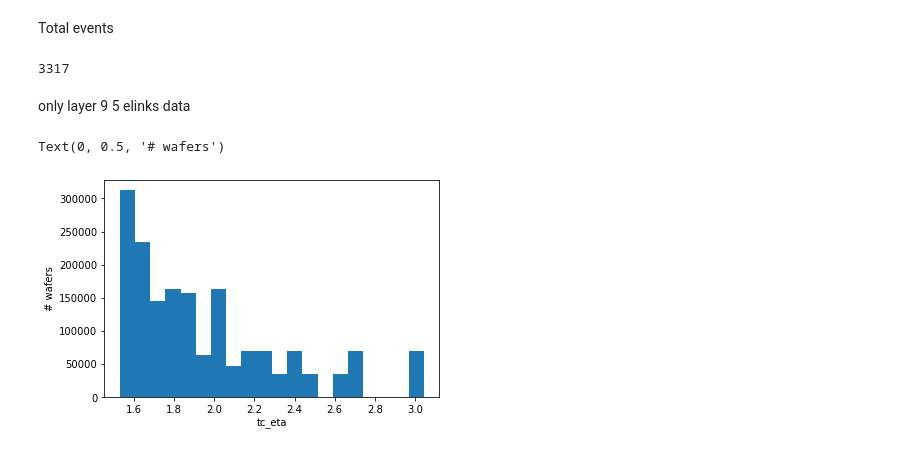
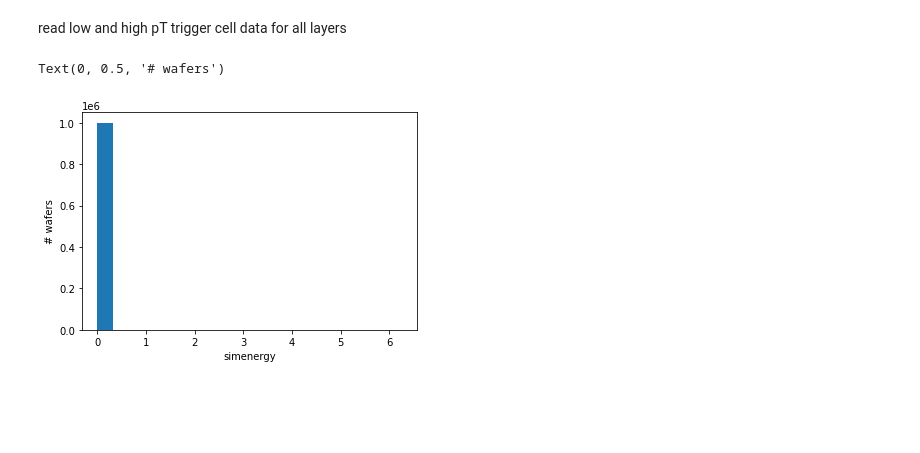
Before and after one commit to rohanshenoy/Ecoder, a Jupyter notebook: TrainingData/dataset_features.ipynb, the cells around one changed output. Drawn from its saved outputs; the diff is of its cells as text; code cells hidden in the pictures; blank space fills up the shorter version.

Commit message:
More comprehensive event visualization

```diff
--- a/TrainingData/dataset_features.ipynb
+++ b/TrainingData/dataset_features.ipynb
@@ -6,4 +6,11 @@ import pandas as pd
 import os
 
 import matplotlib.pyplot as plt
+import matplotlib as mpl
+mpl.rcParams['figure.dpi'] = 120
+
+import seaborn as sns
+from scipy import stats
+
+from coffea.nanoevents import NanoEventsFactory, BaseSchema
 # %%
@@ -99,11 +85,4 @@ mask = ak.Array(np.logical_and(np.asarray(pt_mask),np.asarray(eta_min_mask),np.a
-# %% [markdown]
-Total events
-# %%
-count = np.count_nonzero(mask)
-count
-# %% [output]
-3317
 # %% [markdown]
-only layer 9 5 elinks data
+read low and high pT trigger cell data for all layers
 # %%
-tc_data  = pd.read_csv('/ecoderemdvol/EleGun/low_pt_high_eta/data/nElinks_5/5Elinks_data.csv')
+low_pt_data  = pd.read_csv('low_pt.csv',  nrows = 1000000)
@@ -110,7 +91,8 @@ tc_data  = pd.read_csv('/ecoderemdvol/EleGun/low_pt_high_eta/data/nElinks_5/5Eli
 # %%
-plt.hist(tc_data['tc_eta'],20)
-plt.xlabel('tc_eta')
+plt.hist(low_pt_data['simenergy'],20)
+plt.xlabel('simenergy')
+#plt.yscale('log')
 plt.ylabel('# wafers')
 # %% [output]
 Text(0, 0.5, '# wafers')
-[figure, old version]
+[figure, new version]
```
Also changed, not shown: parts of 45 cells of this notebook.
